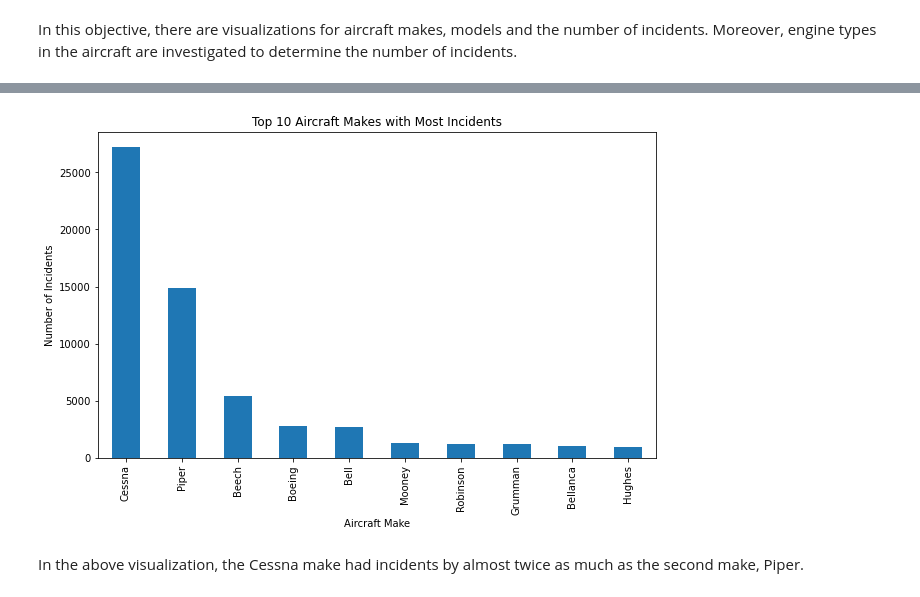
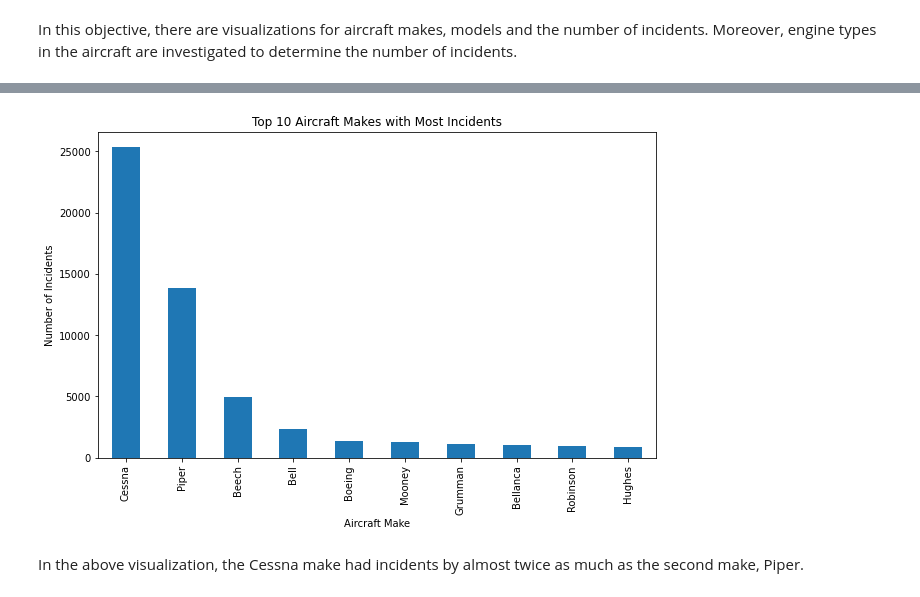
Before and after one commit to billysambasi/phase_1_project, a Jupyter notebook: index.ipynb, the cells around one changed output, grey strips where cells are left out. Saved outputs shown, nothing was run; the diff lists cells and outputs as text; code cells hidden in the pictures.

```diff
--- a/index.ipynb
+++ b/index.ipynb
@@ -348,11 +229,11 @@ In this objective, there are visualizations for aircraft makes, models and the n
 # %%
 # Top 10 aircraft models with the most incidents
-top_models = aviation_df['Make'].value_counts().head(10)
+top_models = clean_df['Make'].value_counts().head(10)
 top_models.plot(kind='bar', figsize=(10, 6), title='Top 10 Aircraft Makes with Most Incidents')
 plt.xlabel('Aircraft Make')
 plt.ylabel('Number of Incidents')
 plt.show();
 # %% [output]
-[figure, old version]
+[figure, new version]
 # %% [markdown]
 In the above visualization, the Cessna make had incidents by almost twice as much as the second make, Piper.
```
Also changed, not shown: parts of 38 cells of this notebook.
